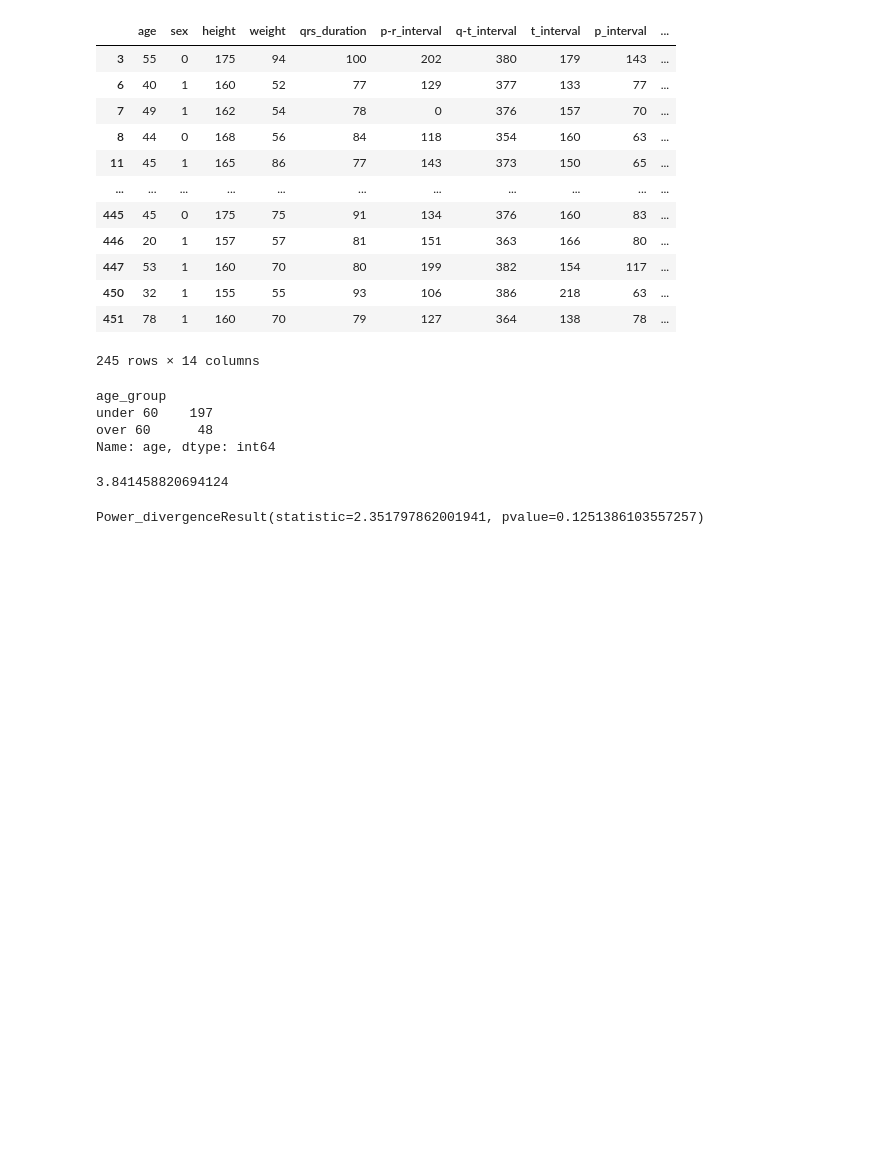
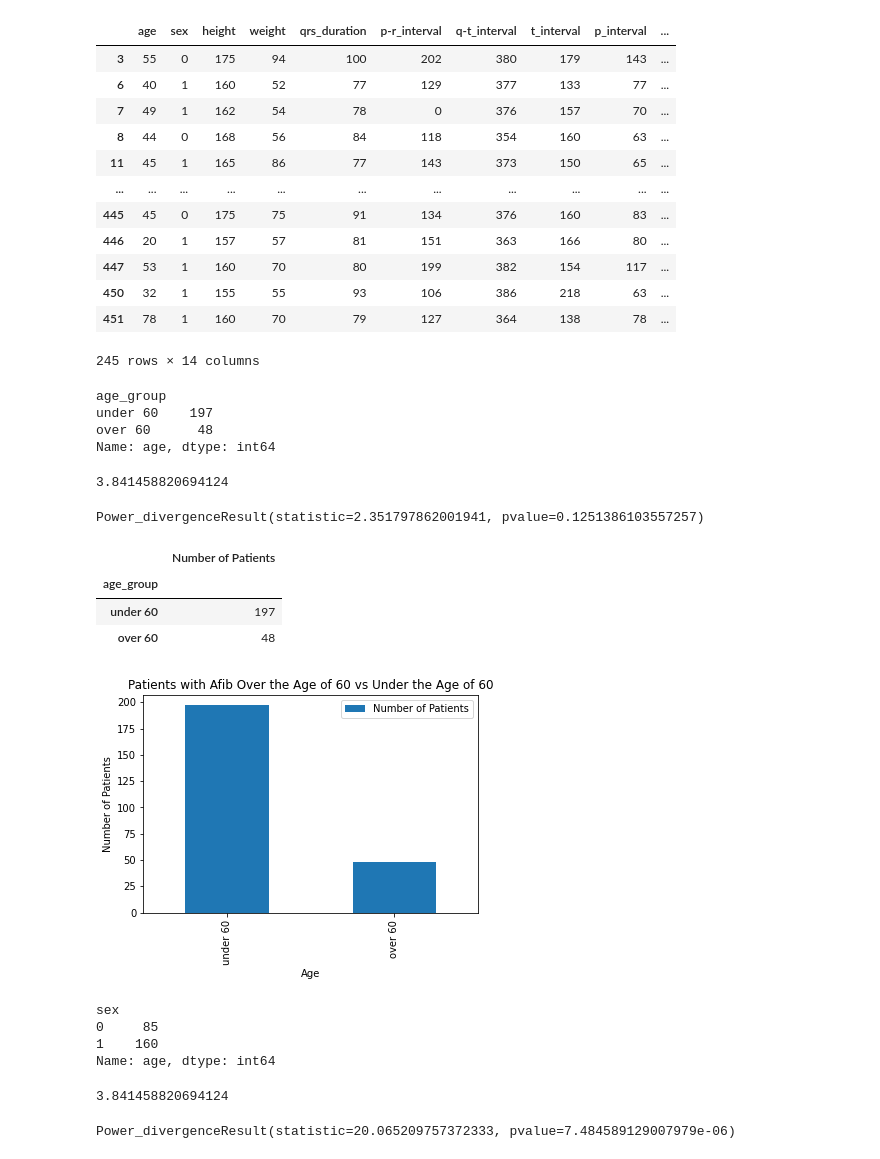
Before and after one commit to Almandiro/Rutgers_DS_Project_1, a Jupyter notebook: Statistics.ipynb, the cells around one changed output. Drawn from its saved outputs; the diff is of its cells as text; code cells hidden in the pictures; blank space fills up the shorter version.

Commit message:
Did stats analysis on gender and created age chart.

```diff
--- a/Statistics.ipynb
+++ b/Statistics.ipynb
@@ -83,3 +85,28 @@ critical_value
 stats.chisquare(age_groups, expected)
 # %% [output]
 Power_divergenceResult(statistic=2.351797862001941, pvalue=0.1251386103557257)
+# %%
+#bar chart to show the finite numerical difference in ages.
+age_summary_df = pd.DataFrame({"Number of Patients": age_groups})
+age_summary_df.head()
+# %% [output]
+|  | Number of Patients |
+| age_group |  |
+| under 60 | 197 |
+| over 60 | 48 |
+# %%
+age_bar = age_summary_df.plot(kind="bar", title="Patients with Afib Over the Age of 60 vs Under the Age of 60")
+age_bar.set_xlabel("Age")
+age_bar.set_ylabel("Number of Patients")
+plt.show()
+# %% [output]
+[figure, added]
+# %%
+# Gender
+gender_groups = afib_clean_df.groupby("sex")["age"].count()
+gender_groups
+# %% [output]
+sex
+0     85
+1    160
+Name: age, dtype: int64
@@ -85,0 +115,9 @@ Power_divergenceResult(statistic=2.351797862001941, pvalue=0.1251386103557257)
+# %%
+gender_critical_value = stats.chi2.ppf(q = 0.95, df = 1)
+gender_critical_value
+# %% [output]
+3.841458820694124
+# %%
+stats.chisquare(gender_groups, gender_expected)
+# %% [output]
+Power_divergenceResult(statistic=20.065209757372333, pvalue=7.484589129007979e-06)
```
Also changed, not shown: parts of 3 cells of this notebook.
